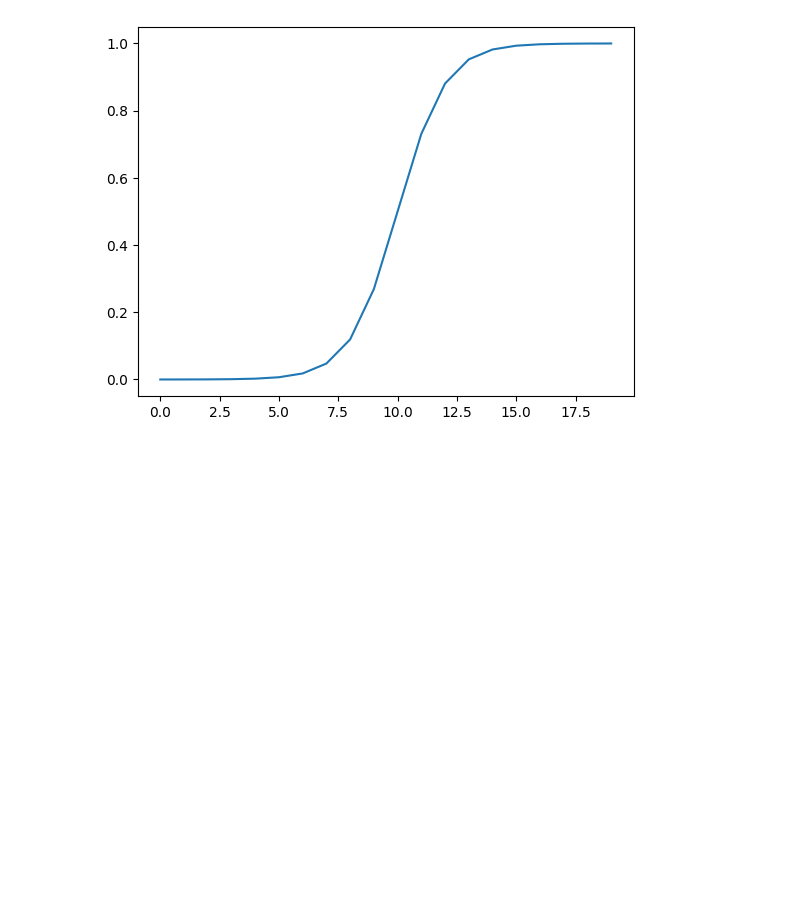
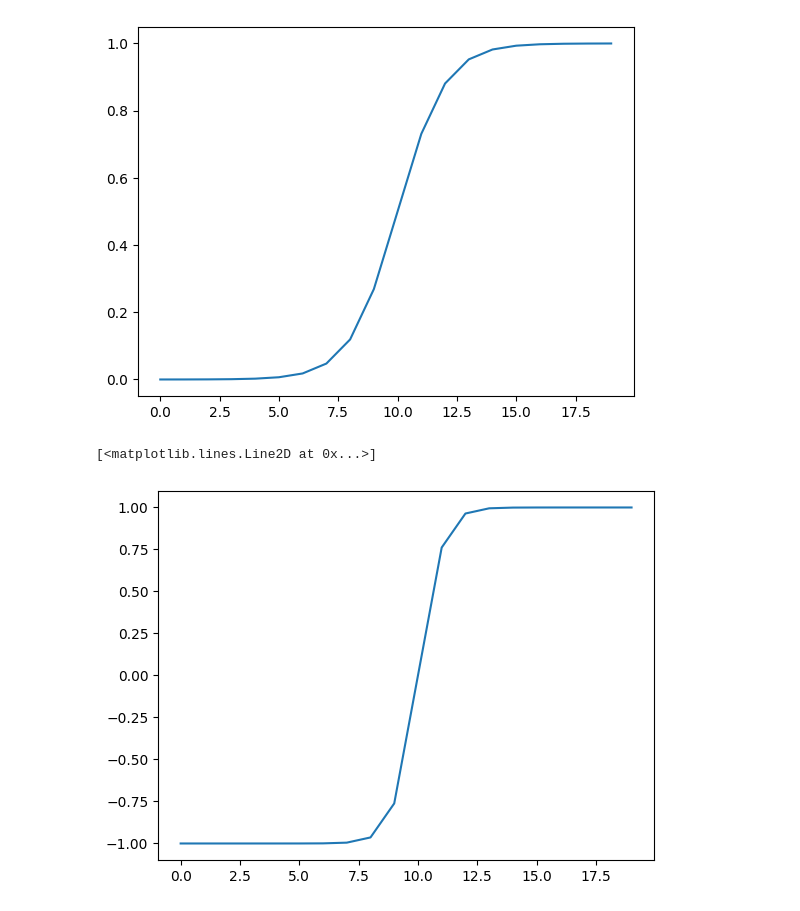
Before and after one commit to srikrish2812/pytorch_practice, a Jupyter notebook: torch_2_classification.ipynb, the cells around one changed output. Drawn from its saved outputs; the diff is of its cells as text; code cells hidden in the pictures; blank space fills up the shorter version.

```diff
--- a/torch_2_classification.ipynb
+++ b/torch_2_classification.ipynb
@@ -776,3 +776,8 @@ plt.plot(sigmoid(A))
 # %% [output]
 [<matplotlib.lines.Line2D at 0x...>]
 [figure]
+# %%
+plt.plot(torch.tanh(A))
+# %% [output]
+[<matplotlib.lines.Line2D at 0x...>]
+[figure, added]
```
Also changed, not shown: parts of 5 cells of this notebook.
